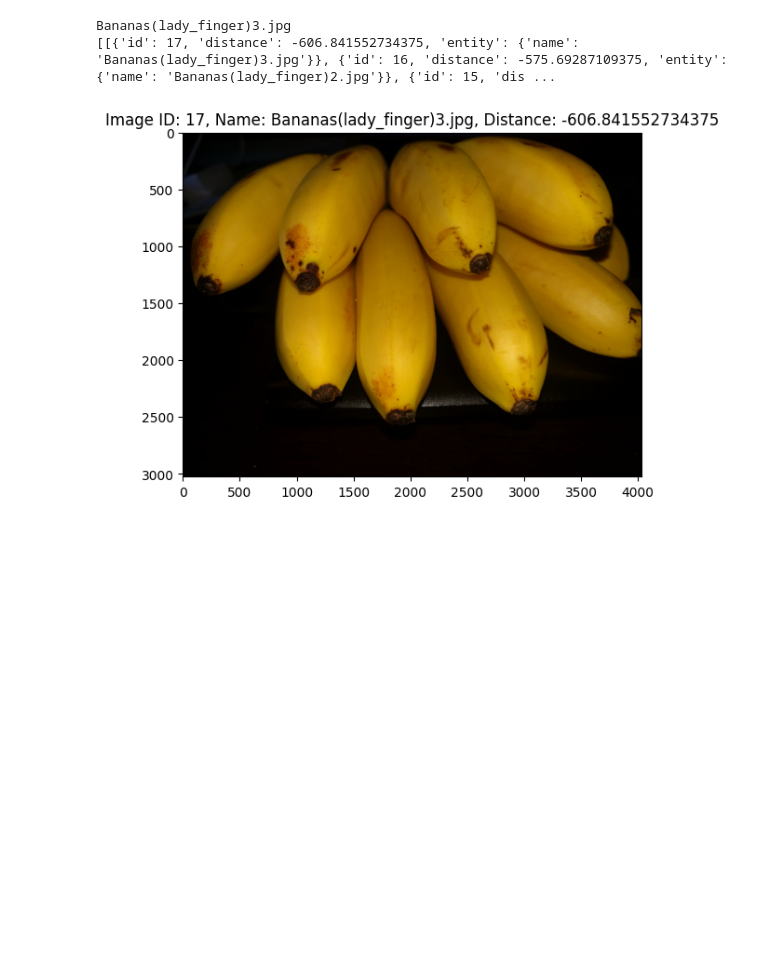
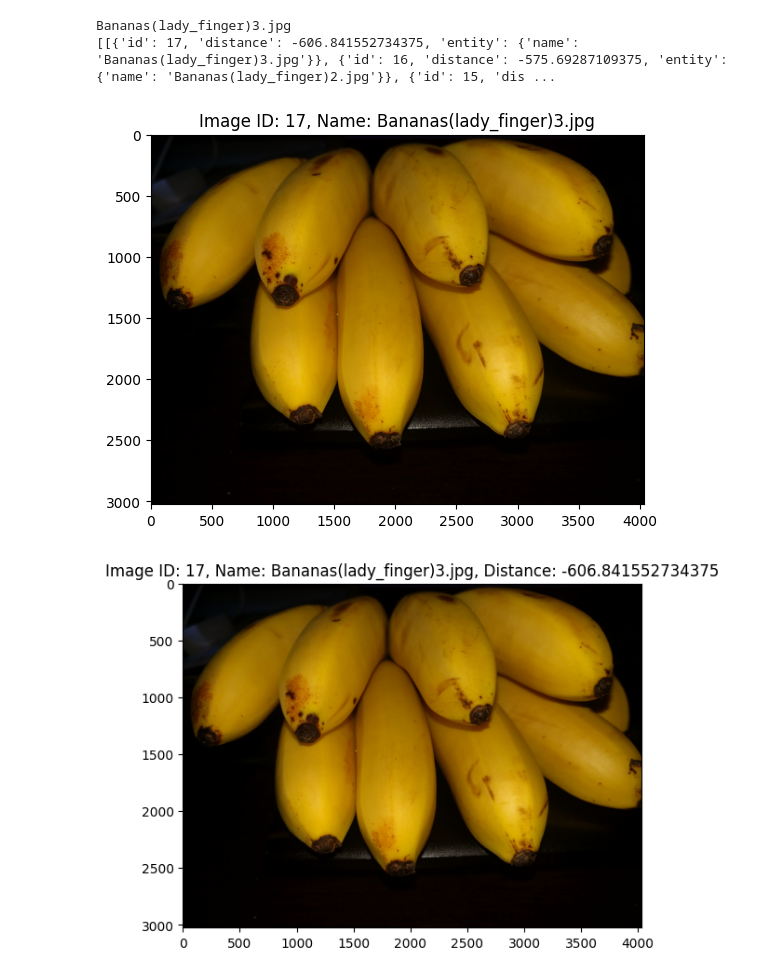
Before and after one commit to sarthak0714/Image-Search-VectorDB, a Jupyter notebook: zillztest.ipynb, the cells around one changed output. Cells and saved outputs as stored; diff of their text form; code cells hidden in the pictures; blank space fills up the shorter version.

```diff
--- a/zillztest.ipynb
+++ b/zillztest.ipynb
@@ -84,3 +86,18 @@ Bananas(lady_finger)3.jpg
+# %%
+
+image_id = data['rows'][17]['id']
+image_name = data['rows'][17]['name']
+
+
+# Load and display the image
+image_path = os.path.join(folder_path, image_name)
+image = Image.open(image_path)
+
+plt.imshow(image)
+plt.title(f"Image ID: {image_id}, Name: {image_name}")
+plt.show()
+# %% [output]
+[figure, added]
 # %%
 import os
 from PIL import Image
```
Also changed, not shown: parts of 1 cell of this notebook.
